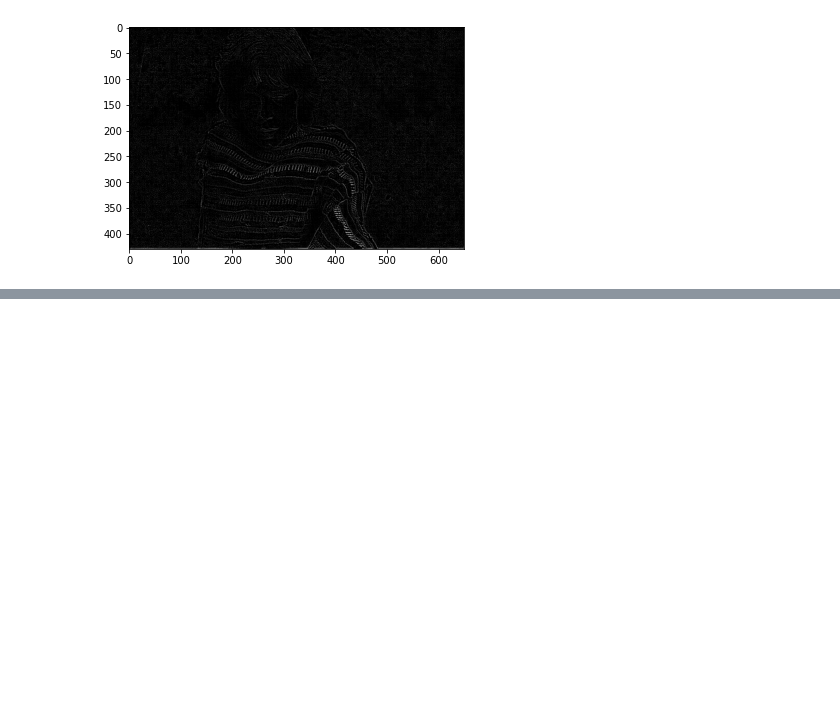
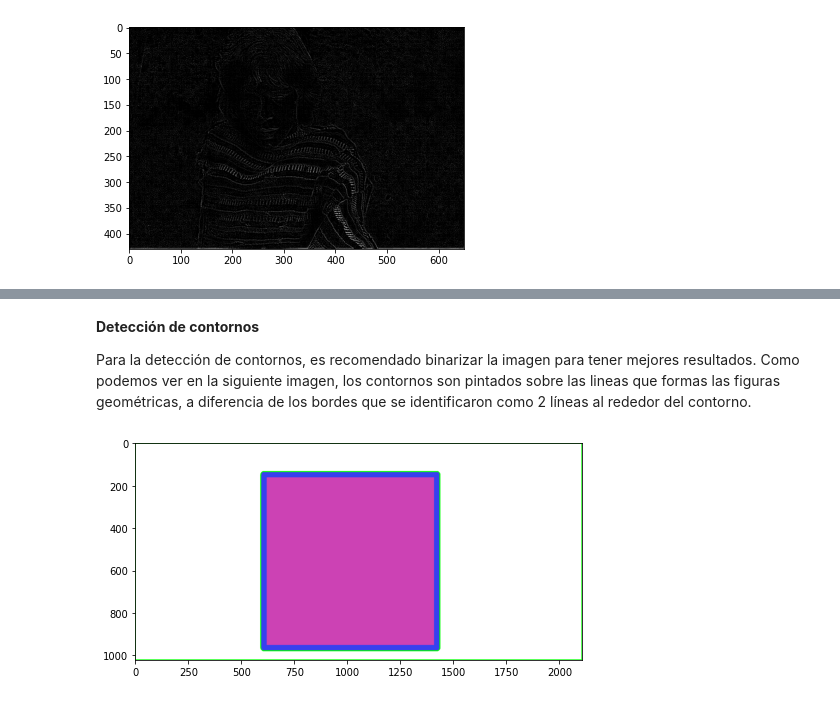
Before and after one commit to jarminett/Text-Mining, a Jupyter notebook: Laboratorios/Lab01_0710082.ipynb, the cells around one changed output, grey strips where cells are left out. Cells and saved outputs as stored; diff of their text form; code cells hidden in the pictures; blank space fills up the shorter version.

```diff
--- a/Laboratorios/Lab01_0710082.ipynb
+++ b/Laboratorios/Lab01_0710082.ipynb
@@ -56,0 +71,13 @@ plt.show()
+# %% [markdown]
+**Detección de contornos**
+
+Para la detección de contornos, es recomendado binarizar la imagen para tener mejores resultados. Como podemos ver en la siguiente imagen, los contornos son pintados sobre las lineas que formas las figuras geométricas, a diferencia de los bordes que se identificaron como 2 líneas al rededor del contorno.
+# %%
+plt.figure(figsize=(8,8))
+_,thresh = cv2.threshold(input_image_gray,127,255,0)
+contours, hierarchy  = cv2.findContours(thresh, cv2.RETR_TREE, cv2.CHAIN_APPROX_SIMPLE)
+cv2.drawContours(input_image, contours, -1, (0,255,0), 3)
+plt.imshow(input_image)
+plt.show()
+# %% [output]
+[figure, added]
```
Also changed, not shown: parts of 2 cells of this notebook.
